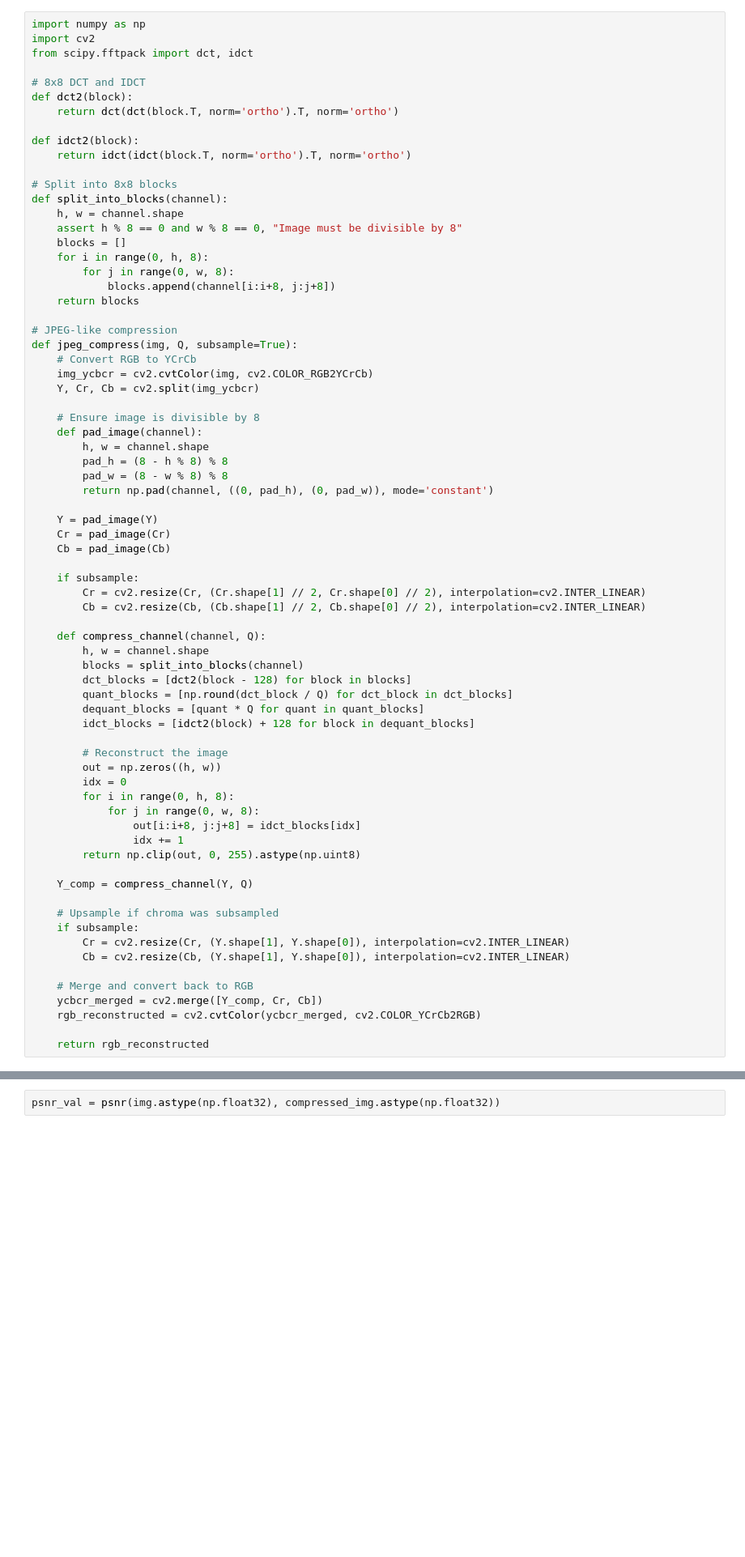
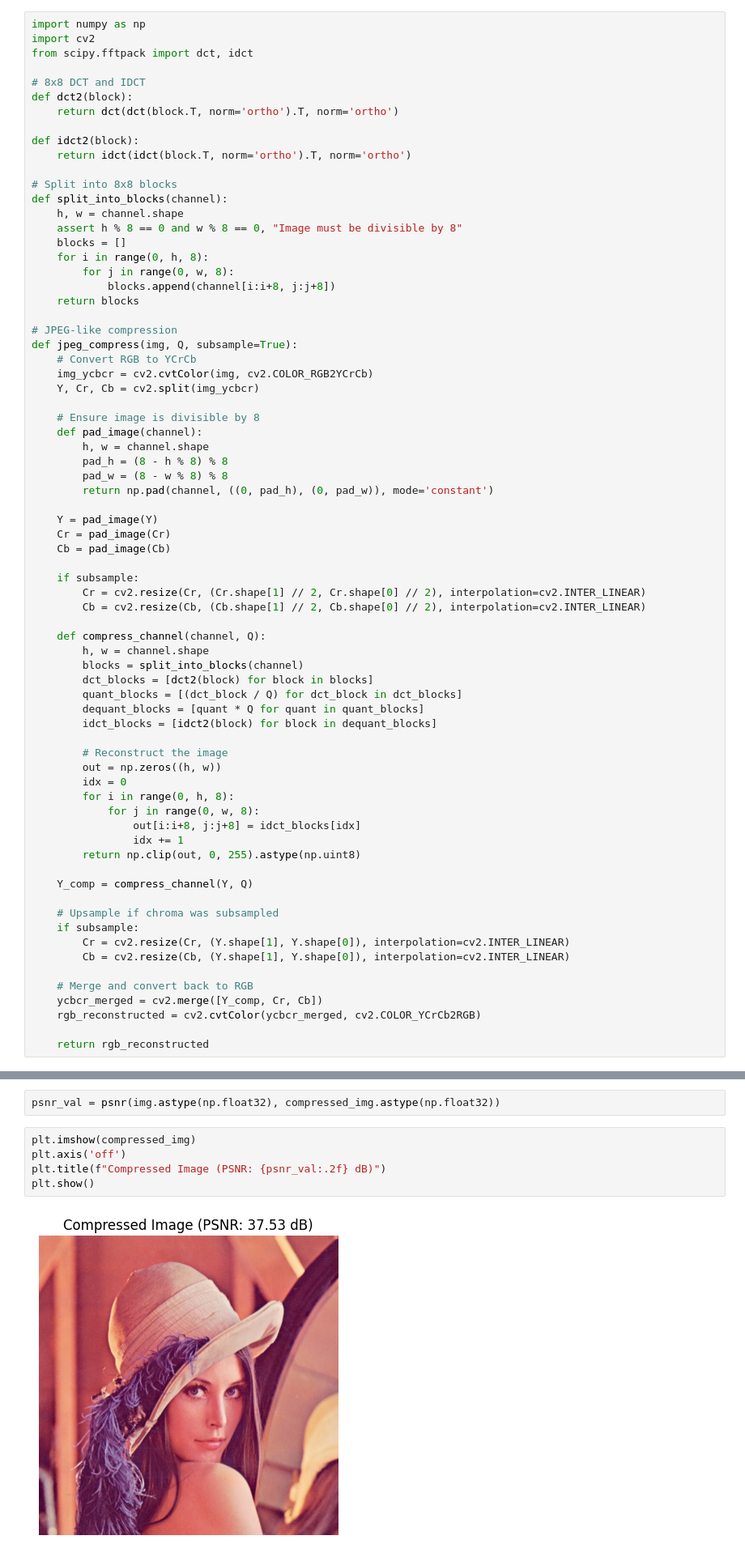
Before and after one commit to Abhijeet-KC/Image_Processing, a Jupyter notebook: 6. JPEG_Compression/Code.ipynb, the cells around one changed output, grey strips where cells are left out. Shown at 81% size. Drawn from its saved outputs; the diff is of its cells as text; blank space fills up the shorter version.

Commit message:
psnr 37.83db

```diff
--- a/6. JPEG_Compression/Code.ipynb
+++ b/6. JPEG_Compression/Code.ipynb
@@ -204,10 +204,10 @@ def jpeg_compress(img, Q, subsample=True):
     def compress_channel(channel, Q):
         h, w = channel.shape
         blocks = split_into_blocks(channel)
-        dct_blocks = [dct2(block - 128) for block in blocks]
-        quant_blocks = [np.round(dct_block / Q) for dct_block in dct_blocks]
+        dct_blocks = [dct2(block) for block in blocks]
+        quant_blocks = [(dct_block / Q) for dct_block in dct_blocks]
         dequant_blocks = [quant * Q for quant in quant_blocks]
-        idct_blocks = [idct2(block) + 128 for block in dequant_blocks]
+        idct_blocks = [idct2(block) for block in dequant_blocks]
 
         # Reconstruct the image
         out = np.zeros((h, w))
@@ -248,6 +248,13 @@ psnr_1
 inf
 # %%
 psnr_val = psnr(img.astype(np.float32), compressed_img.astype(np.float32))
+# %%
+plt.imshow(compressed_img)
+plt.axis('off')
+plt.title(f"Compressed Image (PSNR: {psnr_val:.2f} dB)")
+plt.show()
+# %% [output]
+[figure, added]
 # %%
 print(f"The psnr value is: {psnr_val} dB")
 # %% [output]
```
Also changed, not shown: parts of 3 cells of this notebook, 1 other file.
